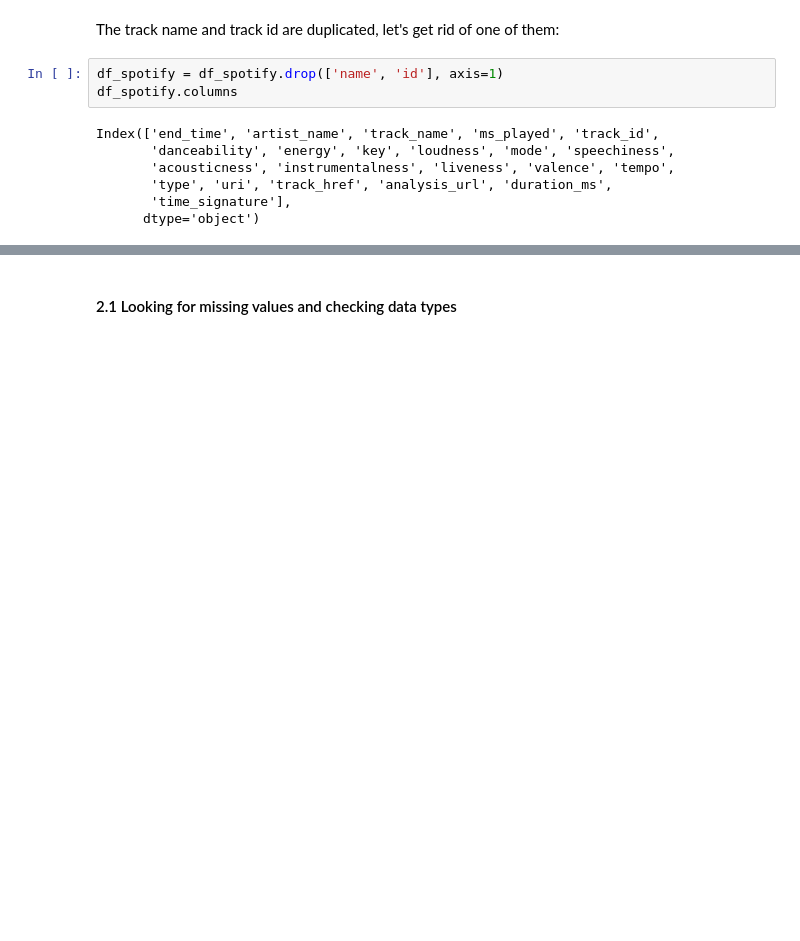
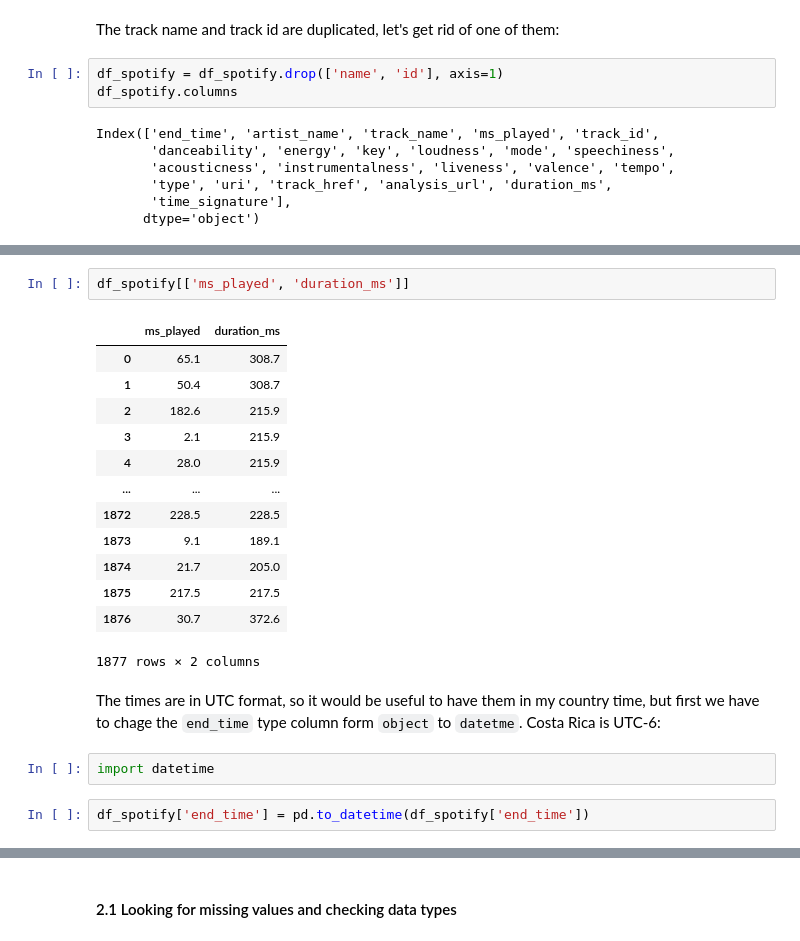
Before and after one commit to anferben/my_spotify_analytics, a Jupyter notebook: notebooks/02-spotify-eda.ipynb, the cells around one changed output, grey strips where cells are left out. Saved outputs shown, nothing was run; the diff lists cells and outputs as text; blank space fills up the shorter version.

```diff
--- a/notebooks/02-spotify-eda.ipynb
+++ b/notebooks/02-spotify-eda.ipynb
@@ -76,0 +100,22 @@ Index(['end_time', 'artist_name', 'track_name', 'ms_played', 'track_id',
+# %%
+df_spotify[['ms_played', 'duration_ms']]
+# %% [output]
+|  | ms_played | duration_ms |
+| 0 | 65.1 | 308.7 |
+| 1 | 50.4 | 308.7 |
+| 2 | 182.6 | 215.9 |
+| 3 | 2.1 | 215.9 |
+| 4 | 28.0 | 215.9 |
+| ... | ... | ... |
+| 1872 | 228.5 | 228.5 |
+| 1873 | 9.1 | 189.1 |
+| 1874 | 21.7 | 205.0 |
+| 1875 | 217.5 | 217.5 |
+| 1876 | 30.7 | 372.6 |
+1877 rows × 2 columns
+# %% [markdown]
+The times are in UTC format, so it would be useful to have them in my country time, but first we have to chage the `end_time` type column form `object` to `datetme`. Costa Rica is UTC-6:
+# %%
+import datetime
+# %%
+df_spotify['end_time'] = pd.to_datetime(df_spotify['end_time'])
```
Also changed, not shown: parts of 8 cells of this notebook, 2 other files.
